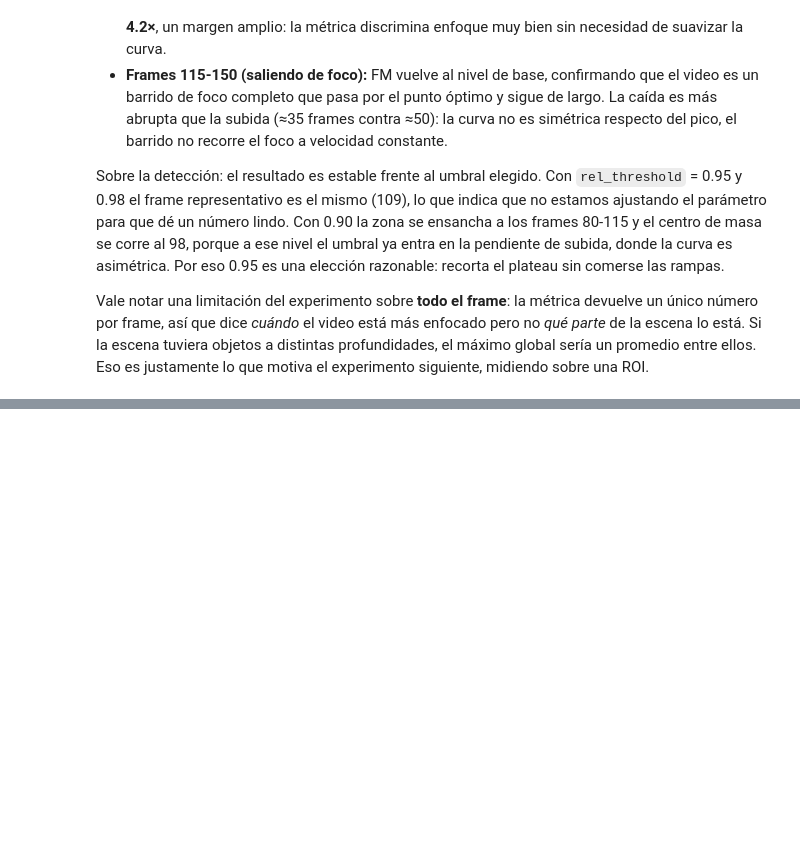
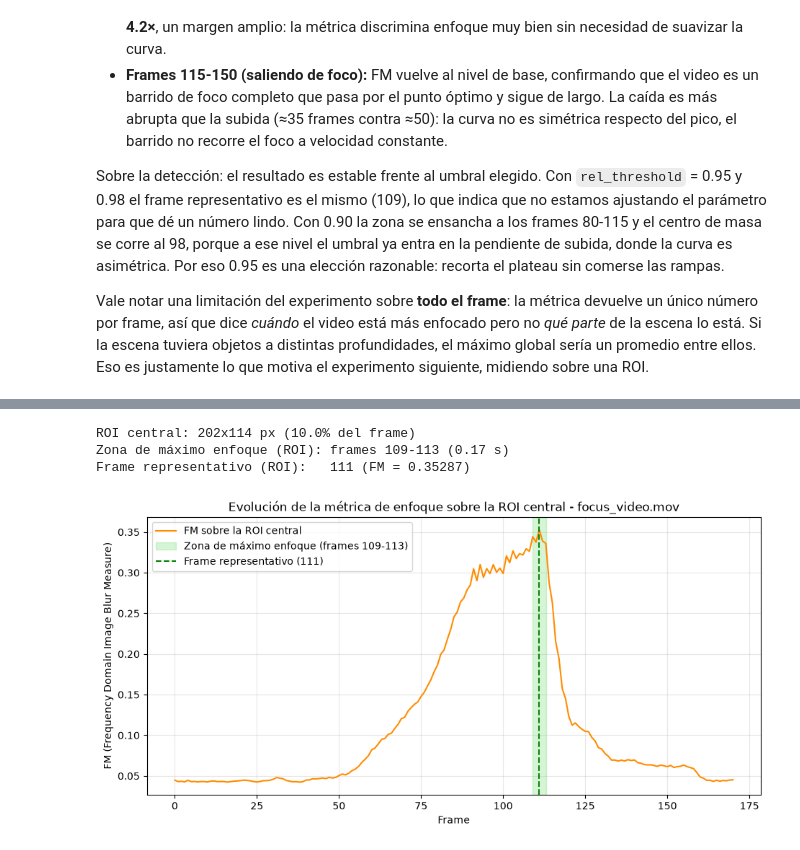
Before and after one commit to natonnelier/vision_por_computadora_tps, a Jupyter notebook: TP2/TP2.ipynb, the cells around one changed output, grey strips where cells are left out. Drawn from its saved outputs; the diff is of its cells as text; code cells hidden in the pictures; blank space fills up the shorter version.

```diff
--- a/TP2/TP2.ipynb
+++ b/TP2/TP2.ipynb
@@ -192,0 +207,62 @@ Vale notar una limitación del experimento sobre **todo el frame**: la métrica
+# %%
+# Ejercicio 2.1: Medición sobre una ROI central (10% del área del frame)
+
+ROI_AREA_FRACTION = 0.10  # área de la ROI relativa al frame
+
+
+def central_roi_bounds(height, width, area_fraction=ROI_AREA_FRACTION):
+    # Lado de la ROI = raíz de la fracción de área, para que el recuadro conserve la proporción del frame
+    scale = np.sqrt(area_fraction)
+    roi_h, roi_w = int(round(height * scale)), int(round(width * scale))
+    y0 = (height - roi_h) // 2
+    x0 = (width - roi_w) // 2
+    return y0, x0, roi_h, roi_w
+
+
+# El área de la ROI debe rondar la fracción pedida
+_y0, _x0, _rh, _rw = central_roi_bounds(360, 640)
+assert abs((_rh * _rw) / (360 * 640) - ROI_AREA_FRACTION) < 0.01
+
+video = cv.VideoCapture(video_path)
+if not video.isOpened():
+    raise FileNotFoundError(f"No se pudo abrir {video_path}")
+
+fm_scores_roi = []
+try:
+    ret, frame = video.read()
+    frame_h, frame_w = frame.shape[:2]
+    y0, x0, roi_h, roi_w = central_roi_bounds(frame_h, frame_w)
+    while ret:
+        roi = frame[y0:y0 + roi_h, x0:x0 + roi_w]
+        fm_scores_roi.append(image_sharpness_measure(roi))
+        ret, frame = video.read()
+finally:
+    video.release()
+
+fm_scores_roi = np.array(fm_scores_roi)
+start_roi, end_roi, representative_roi = detect_focus_region(fm_scores_roi)
+
+print(f"ROI central: {roi_w}x{roi_h} px ({roi_w * roi_h / (frame_w * frame_h):.1%} del frame)")
+print(f"Zona de máximo enfoque (ROI): frames {start_roi}-{end_roi} ({(end_roi - start_roi + 1) / fps:.2f} s)")
+print(f"Frame representativo (ROI):   {representative_roi} (FM = {fm_scores_roi[representative_roi]:.5f})")
+# %% [output]
+ROI central: 202x114 px (10.0% del frame)
+Zona de máximo enfoque (ROI): frames 109-113 (0.17 s)
+Frame representativo (ROI):   111 (FM = 0.35287)
+# %%
+fig, ax = plt.subplots(figsize=(11, 5))
+
+ax.plot(fm_scores_roi, color="darkorange", label="FM sobre la ROI central")
+ax.axvspan(start_roi, end_roi, color="limegreen", alpha=0.2,
+           label=f"Zona de máximo enfoque (frames {start_roi}-{end_roi})")
+ax.axvline(representative_roi, color="green", linestyle="--",
+           label=f"Frame representativo ({representative_roi})")
+
+ax.set_xlabel("Frame")
+ax.set_ylabel("FM (Frequency Domain Image Blur Measure)")
+ax.set_title("Evolución de la métrica de enfoque sobre la ROI central - focus_video.mov")
+ax.grid(alpha=0.3)
+ax.legend()
+plt.show()
+# %% [output]
+[figure, added]
```
Also changed, not shown: parts of 5 cells of this notebook.
